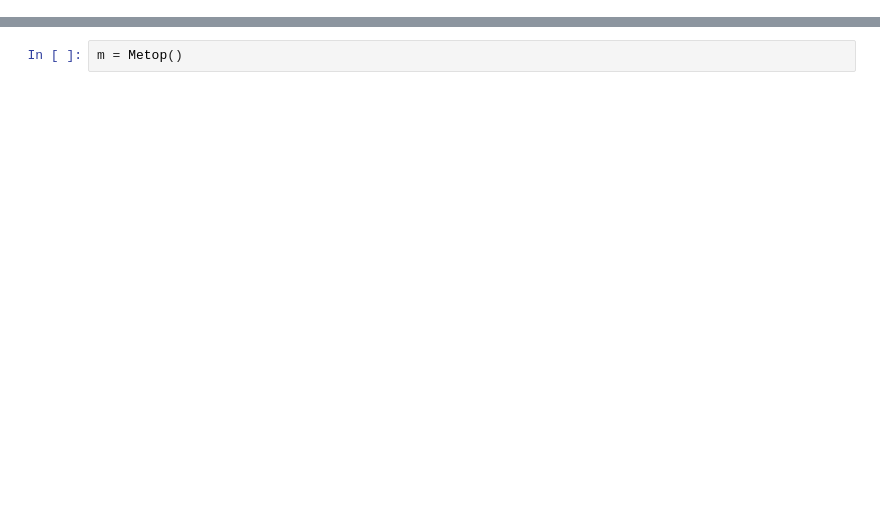
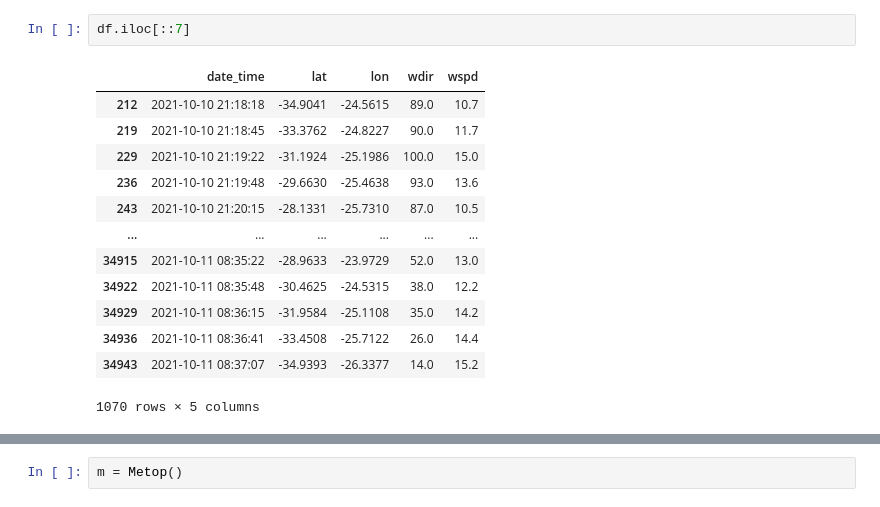
Before and after one commit to soutobias/oceanoobsbrasil, a Jupyter notebook: notebooks/metop.ipynb, the cells around one changed output, grey strips where cells are left out. Drawn from its saved outputs; the diff is of its cells as text; blank space fills up the shorter version.

```diff
--- a/notebooks/metop.ipynb
+++ b/notebooks/metop.ipynb
@@ -0,0 +200,16 @@
+# %%
+df.iloc[::7]
+# %% [output]
+|  | date_time | lat | lon | wdir | wspd |
+| 212 | 2021-10-10 21:18:18 | -34.9041 | -24.5615 | 89.0 | 10.7 |
+| 219 | 2021-10-10 21:18:45 | -33.3762 | -24.8227 | 90.0 | 11.7 |
+| 229 | 2021-10-10 21:19:22 | -31.1924 | -25.1986 | 100.0 | 15.0 |
+| 236 | 2021-10-10 21:19:48 | -29.6630 | -25.4638 | 93.0 | 13.6 |
+| 243 | 2021-10-10 21:20:15 | -28.1331 | -25.7310 | 87.0 | 10.5 |
+| ... | ... | ... | ... | ... | ... |
+| 34915 | 2021-10-11 08:35:22 | -28.9633 | -23.9729 | 52.0 | 13.0 |
+| 34922 | 2021-10-11 08:35:48 | -30.4625 | -24.5315 | 38.0 | 12.2 |
+| 34929 | 2021-10-11 08:36:15 | -31.9584 | -25.1108 | 35.0 | 14.2 |
+| 34936 | 2021-10-11 08:36:41 | -33.4508 | -25.7122 | 26.0 | 14.4 |
+| 34943 | 2021-10-11 08:37:07 | -34.9393 | -26.3377 | 14.0 | 15.2 |
+1070 rows × 5 columns
```
Also changed, not shown: parts of 43 cells of this notebook, 33 other files.
